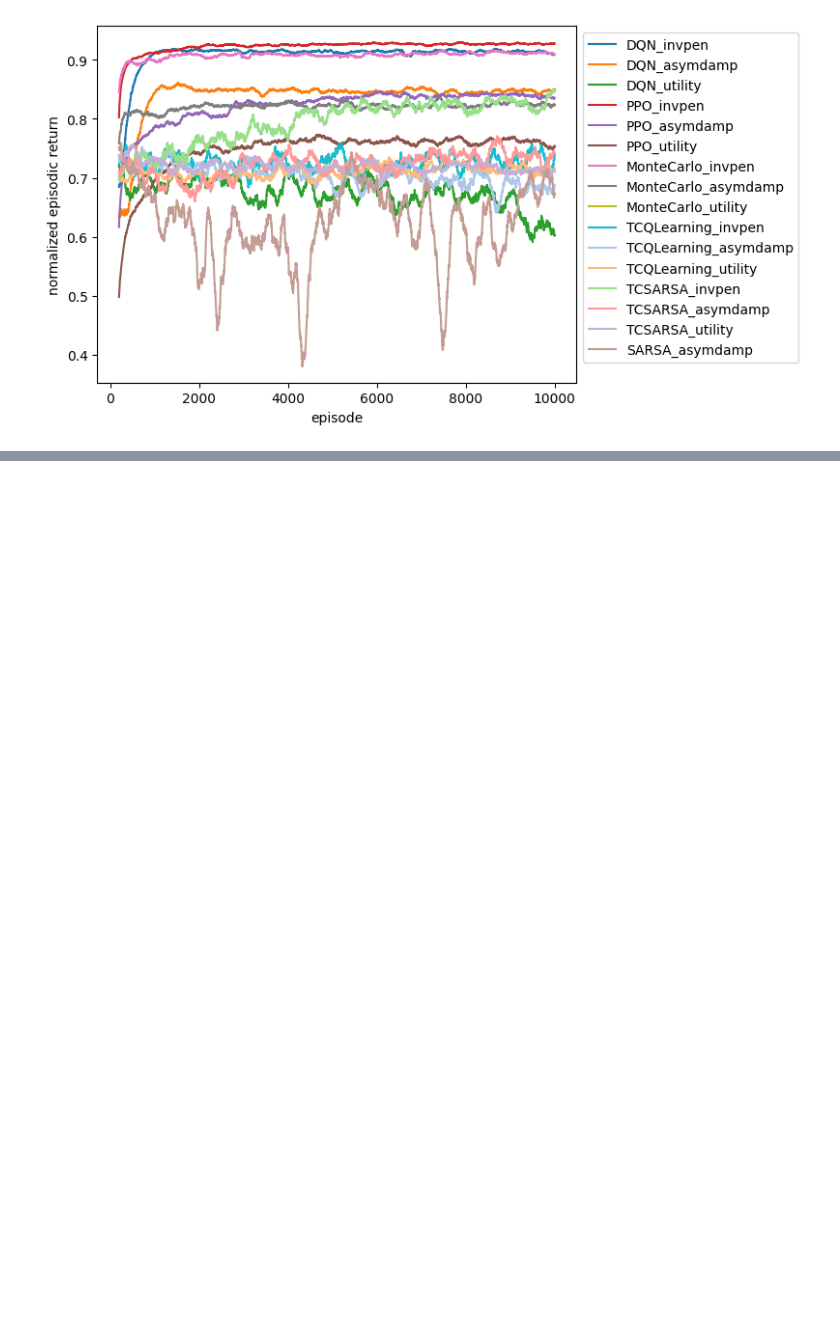
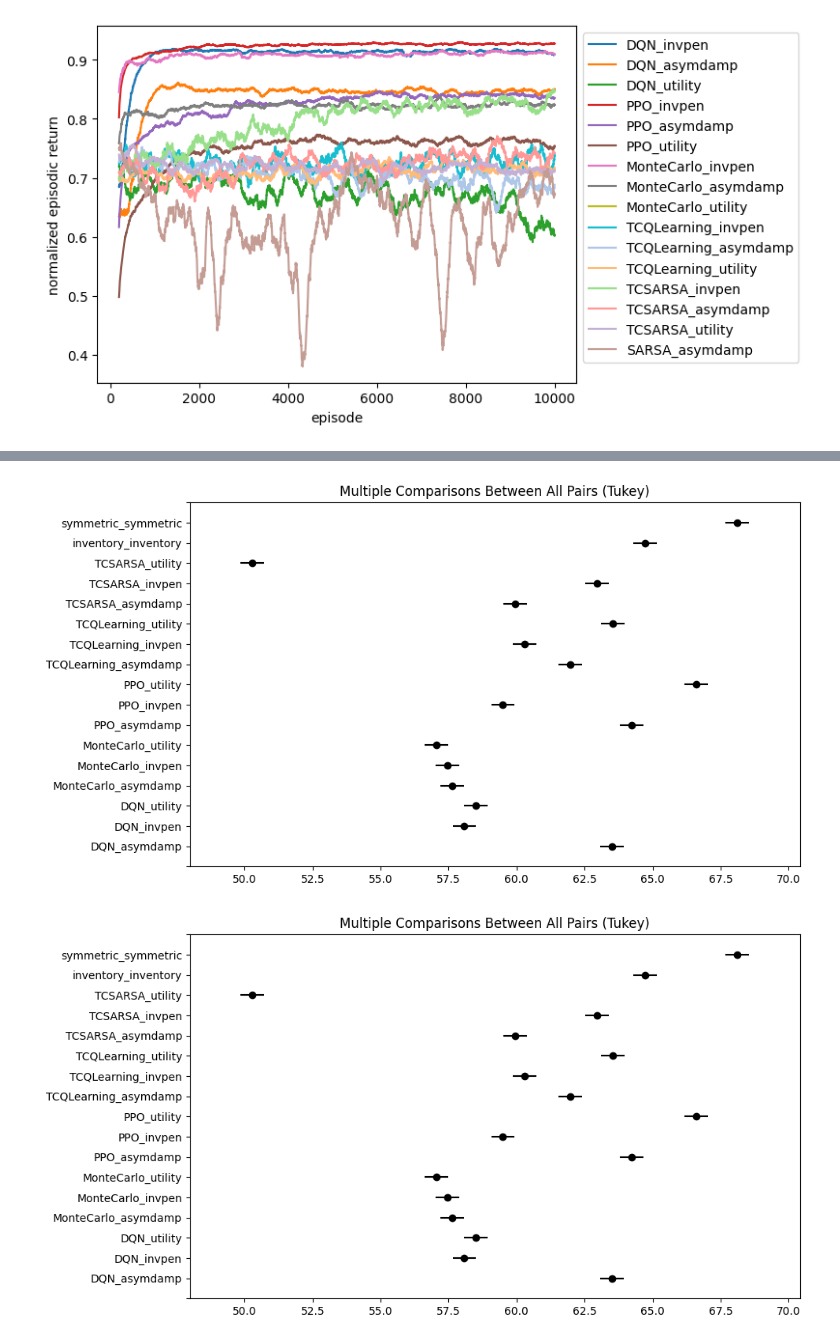
Before and after one commit to crxxom/RL-AS, a Jupyter notebook: results.ipynb, the cells around one changed output, grey strips where cells are left out. Cells and saved outputs as stored; diff of their text form; code cells hidden in the pictures; blank space fills up the shorter version.

```diff
--- a/results.ipynb
+++ b/results.ipynb
@@ -211,0 +216,6 @@ Text(0, 0.5, 'normalized episodic return')
+# %%
+byTwealth = simulation_df.groupby('algoreward').apply(get_terminal_wealth)
+# %%
+byTwealth = byTwealth.T
+# %%
+melted_df = byTwealth.melt(var_name='experiment', value_name='TWealth')
@@ -211,0 +238,7 @@ Text(0, 0.5, 'normalized episodic return')
+# %%
+from statsmodels.stats.multicomp import pairwise_tukeyhsd
+
+# Perform Tukey's HSD test
+tukey_results = pairwise_tukeyhsd(melted_df['TWealth'], melted_df['experiment'])
+
+tukey_results.summary()
@@ -211,0 +263,5 @@ Text(0, 0.5, 'normalized episodic return')
+# %%
+tukey_results.plot_simultaneous()
+# %% [output]
+[figure, added]
+[figure, added]
```
Also changed, not shown: parts of 9 cells of this notebook, 17 other files.
